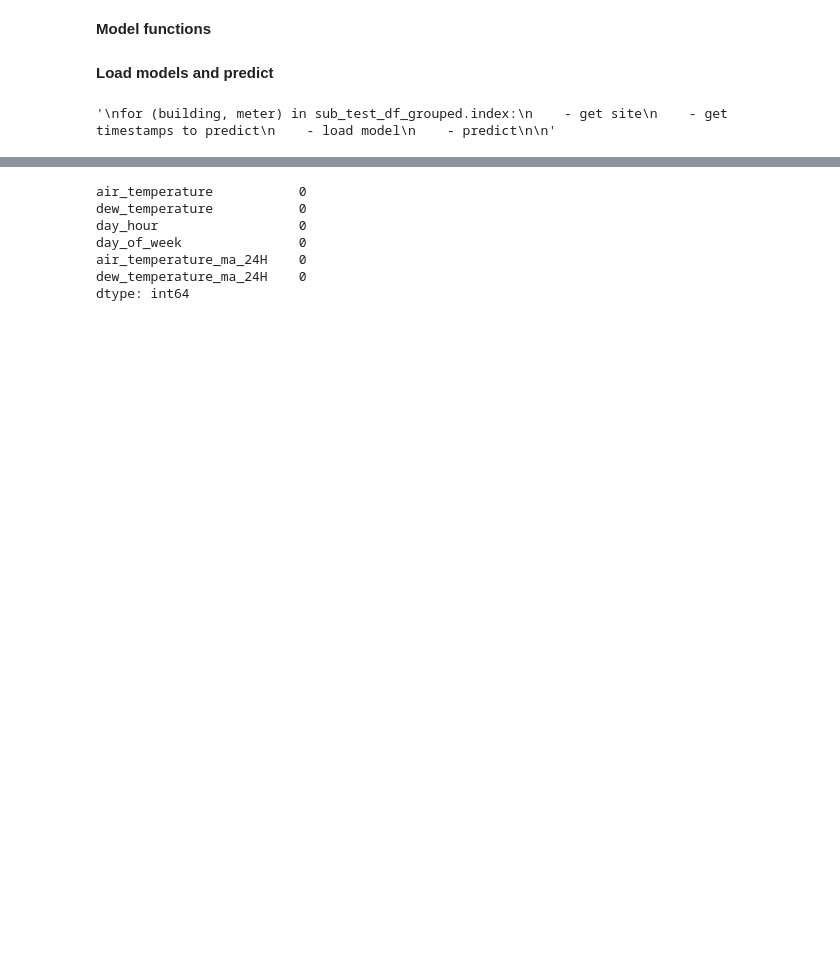
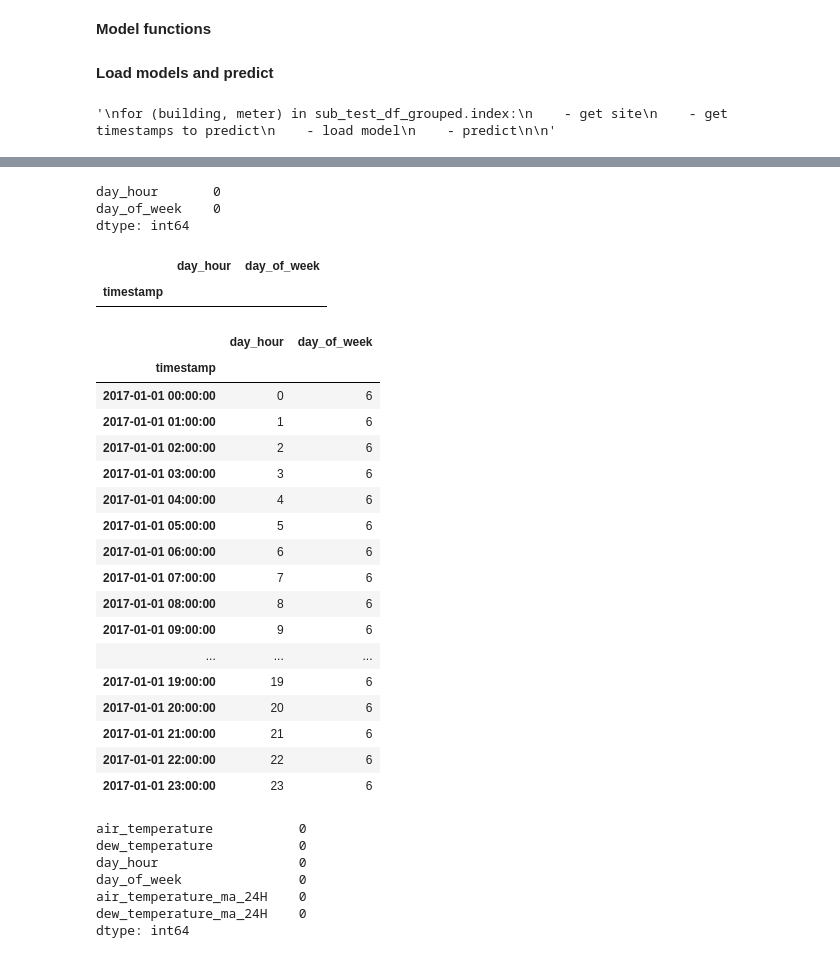
Before and after one commit to edouardArgenson/ASHRAE_great_energy_predictor, a Jupyter notebook: notebooks/predictions_pipeline.ipynb, the cells around one changed output, grey strips where cells are left out. Cells and saved outputs as stored; diff of their text form; code cells hidden in the pictures; blank space fills up the shorter version.

```diff
--- a/notebooks/predictions_pipeline.ipynb
+++ b/notebooks/predictions_pipeline.ipynb
@@ -438,3 +519,36 @@ timestamps_to_predict.head()
+# %%
+x_test.iloc[:,[2,3]].isna().sum()
+# %% [output]
+day_hour       0
+day_of_week    0
+dtype: int64
+# %%
+a = x_test.iloc[:,[2,3]]
+a[a['day_hour'].isna()]
+# %% [output]
+|  | day_hour | day_of_week |
+| timestamp |  |  |
+# %%
+a.loc[:'2017-01-01']
+# %% [output]
+|  | day_hour | day_of_week |
+| timestamp |  |  |
+| 2017-01-01 00:00:00 | 0 | 6 |
+| 2017-01-01 01:00:00 | 1 | 6 |
+| 2017-01-01 02:00:00 | 2 | 6 |
+| 2017-01-01 03:00:00 | 3 | 6 |
+| 2017-01-01 04:00:00 | 4 | 6 |
+| 2017-01-01 05:00:00 | 5 | 6 |
+| 2017-01-01 06:00:00 | 6 | 6 |
+| 2017-01-01 07:00:00 | 7 | 6 |
+| 2017-01-01 08:00:00 | 8 | 6 |
+| 2017-01-01 09:00:00 | 9 | 6 |
+| ... | ... | ... |
+| 2017-01-01 19:00:00 | 19 | 6 |
+| 2017-01-01 20:00:00 | 20 | 6 |
+| 2017-01-01 21:00:00 | 21 | 6 |
+| 2017-01-01 22:00:00 | 22 | 6 |
+| 2017-01-01 23:00:00 | 23 | 6 |
 # %%
 x_test.head().isna().sum()
 # %% [output]
```
Also changed, not shown: parts of 18 cells of this notebook, 1 other file.
